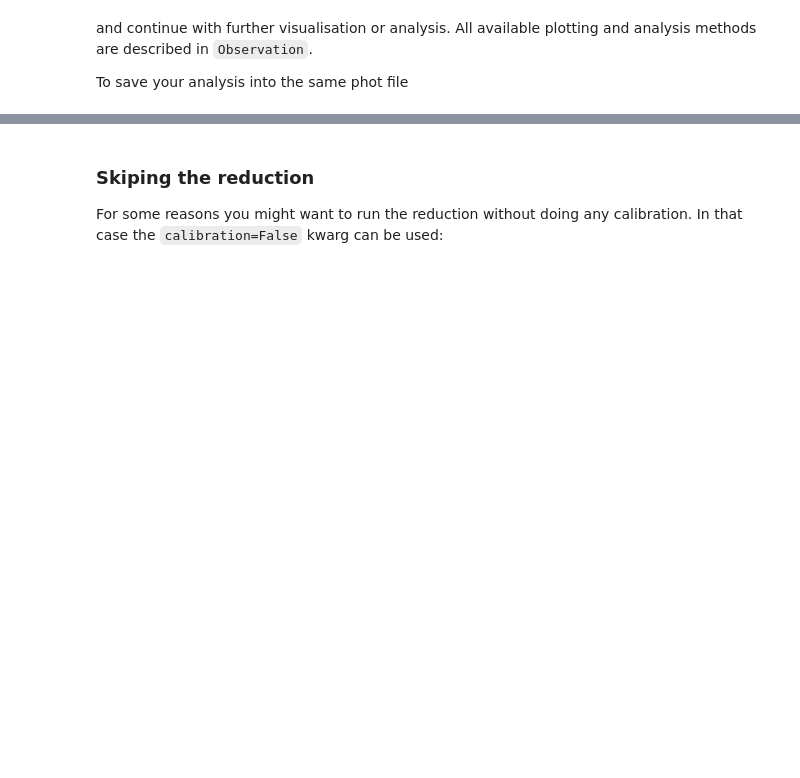
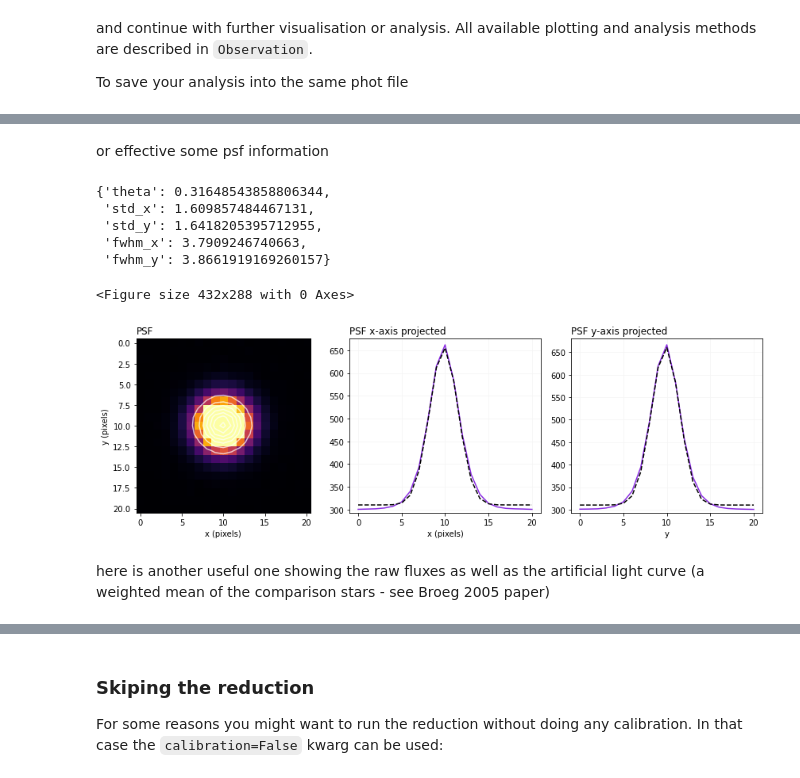
Before and after one commit to lgrcia/prose, a Jupyter notebook: docs/source/notebooks/reduction.ipynb, the cells around one changed output, grey strips where cells are left out. Saved outputs shown, nothing was run; the diff lists cells and outputs as text; code cells hidden in the pictures; blank space fills up the shorter version.

```diff
--- a/docs/source/notebooks/reduction.ipynb
+++ b/docs/source/notebooks/reduction.ipynb
@@ -174,0 +213,14 @@ df.save()
+# %% [markdown]
+or effective some psf information
+# %%
+df.plot_psf_fit()
+# %% [output]
+{'theta': 0.31648543858806344,
+ 'std_x': 1.609857484467131,
+ 'std_y': 1.6418205395712955,
+ 'fwhm_x': 3.7909246740663,
+ 'fwhm_y': 3.8661919169260157}
+<Figure size 432x288 with 0 Axes>
+[figure, added]
+# %% [markdown]
+here is another useful one showing the raw fluxes as well as the artificial light curve (a weighted mean of the comparison stars - see Broeg 2005 paper)
```
Also changed, not shown: parts of 19 cells of this notebook, 6 other files.
